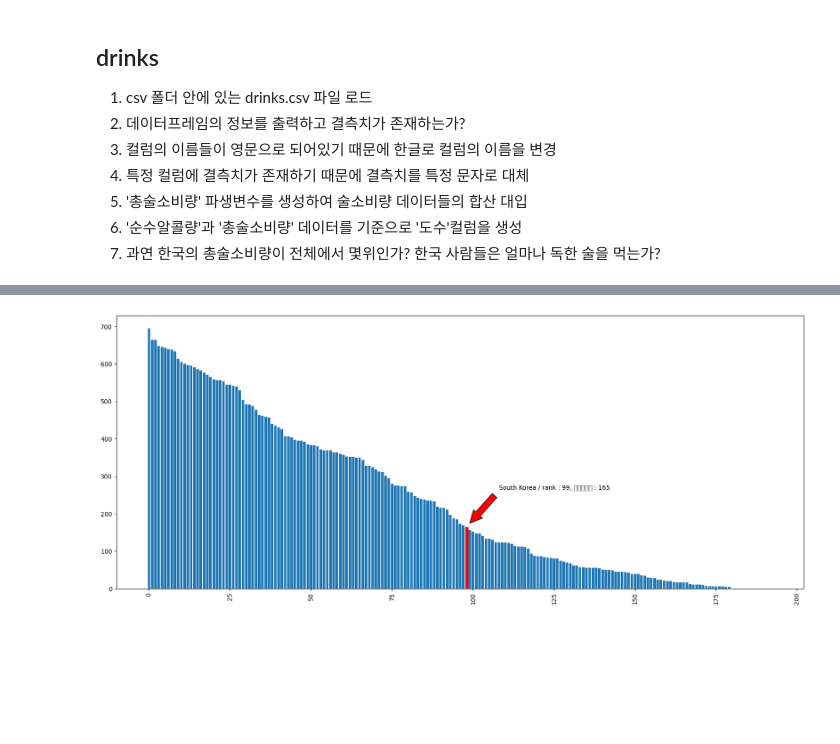
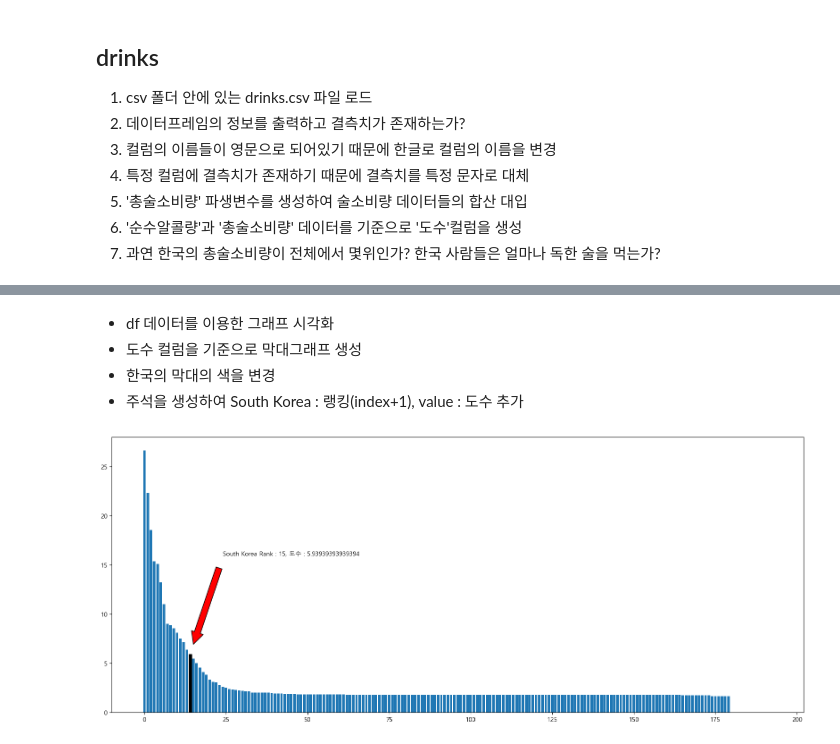
Before and after one commit to bsmoon-86/ezen_2403, a Jupyter notebook: python/240413/01_drinks.ipynb, the cells around one changed output, grey strips where cells are left out. Cells and saved outputs as stored; diff of their text form; code cells hidden in the pictures; blank space fills up the shorter version.

```diff
--- a/python/240413/01_drinks.ipynb
+++ b/python/240413/01_drinks.ipynb
@@ -98,6 +95,13 @@ df2.reset_index(drop=True, inplace=True)
 flag = df2['국가'] == 'South Korea'
 korea_index = df2.loc[flag].index[0]
 korea_value = df2.loc[korea_index, '총술소비량']
+# %%
+import platform
+if platform.system() == 'Darwin':
+    # MAC의 경우
+    plt.rc('font', family='AppleGothic')
+else:
+    plt.rc('font', family='Malgun Gothic')
 # %%
 # x축 데이터 : 국가명
 # y축 데이터 : 총술소비량
@@ -116,6 +120,8 @@ plt.annotate(
     xy = (korea_index, korea_value),
     # 주석의 위치
     xytext = (korea_index + 10, korea_value + 100) ,
+    # 주석의 크기를 변경
+    fontsize = 20,
     # 주석과 막대 사이에 화살표를 추가
     arrowprops= {
         'facecolor' : 'r',
@@ -130,5 +136,8 @@ plt.annotate(
 # x축의 데이터들을 회전
 plt.xticks(rotation=90)
 plt.show()
-# %% [output]
-[figure, removed]
+# %% [markdown]
+- df 데이터를 이용한 그래프 시각화
+- 도수 컬럼을 기준으로 막대그래프 생성
+- 한국의 막대의 색을 변경
+- 주석을 생성하여 South Korea : 랭킹(index+1), value : 도수 추가
@@ -134,0 +146,47 @@ plt.show()
+# %%
+# 한국이 몇번째 위치에 데이터가 존재하는가?
+flag = df['국가'] == 'South Korea'
+korea_index = df.loc[flag].index[0]
+korea_value = df.loc[korea_index, '도수']
+# %%
+# 막대 그래프를 생성
+# x 데이터 : df의 인덱스 값
+x = df.index
+# y 데이터 :df의 도수 컬럼의 데이터
+y = df['도수']
+
+# 그래프의 크기를 변경
+plt.figure(figsize=(20, 8))
+graph = plt.bar(x, y)
+# 특정 막대의 색상을 변경
+graph[korea_index].set_color('k')
+
+# 그래프에 주석을 추가
+plt.annotate(
+    # 주석의 텍스트를 입력
+    f"South Korea Rank : {korea_index + 1}, 도수 : {korea_value}",
+    # 주석이 설명하는 막대의 위치
+    xy = (korea_index, korea_value),
+    # 주석의 위치
+    xytext= (korea_index + 10, korea_value+10),
+    # 화살표를 추가 (주석의 위치부터 주석이 설명하는 막대의 위치)
+    arrowprops= {
+        # 화살표의 내부의 색상
+        'facecolor' : 'r',
+        # 화살표 테두리의 색상
+        'edgecolor' : 'k',
+        # 화살표 머리의 너비
+        'headwidth' : 20,
+        # 화살표 머리의 길이
+        'headlength' : 20,
+        # 화살표 꼬리의 너비
+        'width' : 10,
+        # 화살표와 주석 사이의 거리 (비율)
+        'shrink' : 0.1
+    }
+
+)
+
+plt.show()
+# %% [output]
+[figure, added]
```
Also changed, not shown: parts of 2 cells of this notebook, 1 other file.
